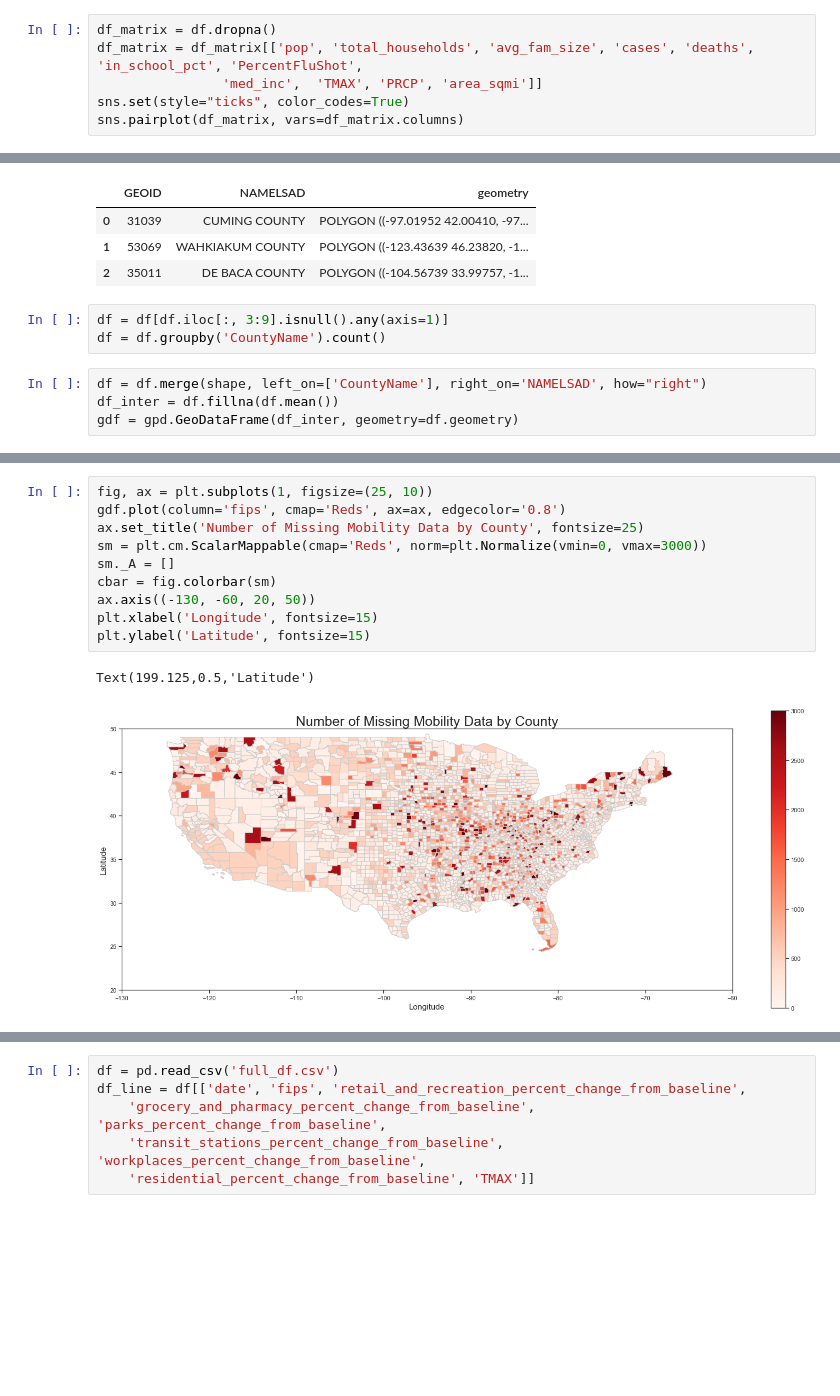
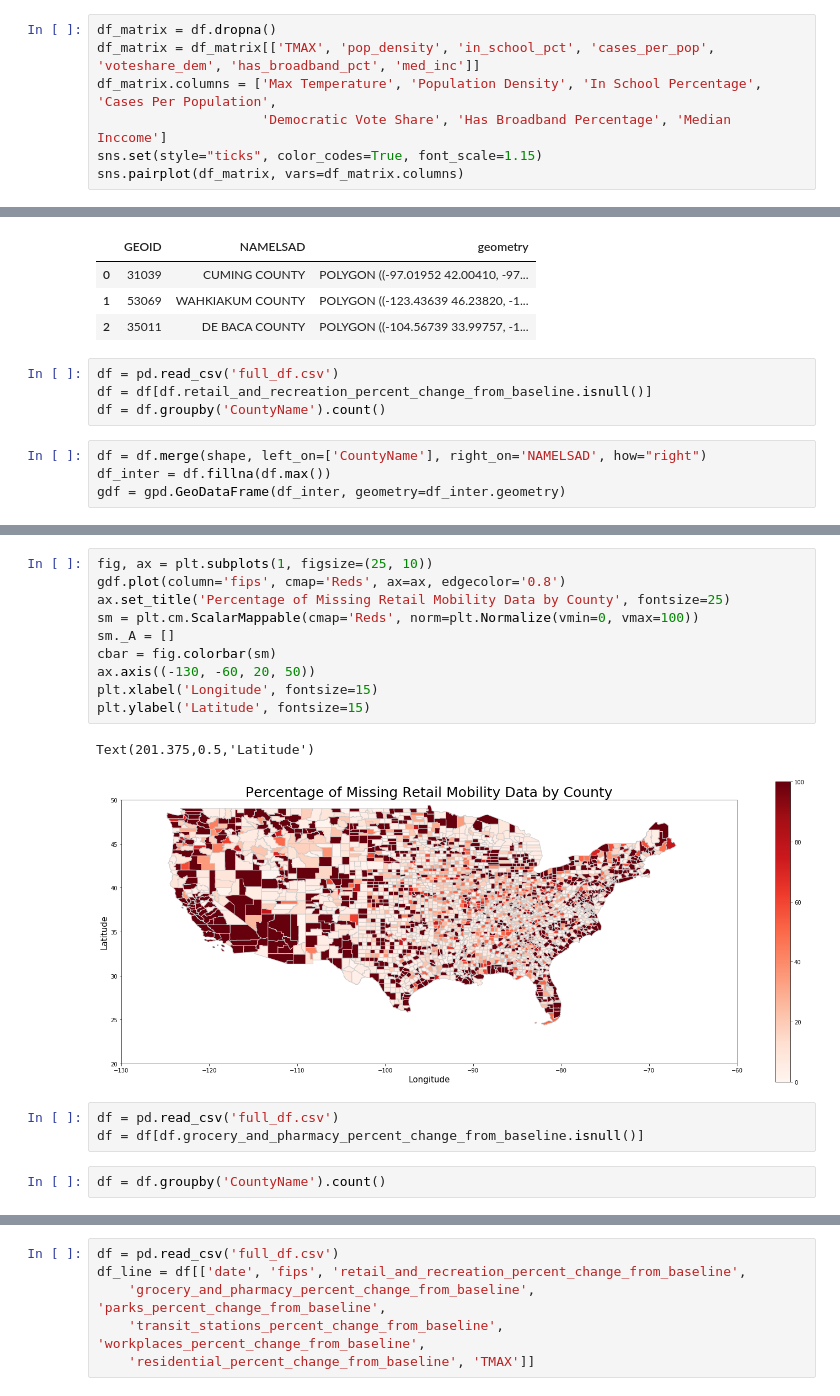
Before and after one commit to LittleAhn/covid19-ml-project, a Jupyter notebook: scripts/building_graphs.ipynb, the cells around one changed output, grey strips where cells are left out. Drawn from its saved outputs; the diff is of its cells as text; blank space fills up the shorter version.

Commit message:
change map into single target variable
change map into single target variable missing data

```diff
--- a/scripts/building_graphs.ipynb
+++ b/scripts/building_graphs.ipynb
@@ -64,9 +64,10 @@ Text(0.5,1,'Missing Data by Mobility Category - Change from Baseline')
 [figure]
 # %%
 df_matrix = df.dropna()
-df_matrix = df_matrix[['pop', 'total_households', 'avg_fam_size', 'cases', 'deaths', 'in_school_pct', 'PercentFluShot',
-                'med_inc',  'TMAX', 'PRCP', 'area_sqmi']]
-sns.set(style="ticks", color_codes=True)
+df_matrix = df_matrix[['TMAX', 'pop_density', 'in_school_pct', 'cases_per_pop', 'voteshare_dem', 'has_broadband_pct', 'med_inc']]
+df_matrix.columns = ['Max Temperature', 'Population Density', 'In School Percentage', 'Cases Per Population',
+                     'Democratic Vote Share', 'Has Broadband Percentage', 'Median Inccome']
+sns.set(style="ticks", color_codes=True, font_scale=1.15)
 sns.pairplot(df_matrix, vars=df_matrix.columns)
 # %% [output]
 <seaborn.axisgrid.PairGrid at 0x...>
@@ -83,12 +84,13 @@ shape.head(3)
 | 1 | 53069 | WAHKIAKUM COUNTY | POLYGON ((-123.43639 46.23820, -1... |
 | 2 | 35011 | DE BACA COUNTY | POLYGON ((-104.56739 33.99757, -1... |
 # %%
-df = df[df.iloc[:, 3:9].isnull().any(axis=1)]
+df = pd.read_csv('full_df.csv')
+df = df[df.retail_and_recreation_percent_change_from_baseline.isnull()]
 df = df.groupby('CountyName').count()
 # %%
 df = df.merge(shape, left_on=['CountyName'], right_on='NAMELSAD', how="right")
-df_inter = df.fillna(df.mean())
-gdf = gpd.GeoDataFrame(df_inter, geometry=df.geometry)
+df_inter = df.fillna(df.max())
+gdf = gpd.GeoDataFrame(df_inter, geometry=df_inter.geometry)
 # %%
 gdf.head(3)
 # %% [output]
@@ -100,13 +102,18 @@ gdf.head(3)
 # %%
 fig, ax = plt.subplots(1, figsize=(25, 10))
 gdf.plot(column='fips', cmap='Reds', ax=ax, edgecolor='0.8')
-ax.set_title('Number of Missing Mobility Data by County', fontsize=25)
-sm = plt.cm.ScalarMappable(cmap='Reds', norm=plt.Normalize(vmin=0, vmax=3000))
+ax.set_title('Percentage of Missing Retail Mobility Data by County', fontsize=25)
+sm = plt.cm.ScalarMappable(cmap='Reds', norm=plt.Normalize(vmin=0, vmax=100))
 sm._A = []
 cbar = fig.colorbar(sm)
 ax.axis((-130, -60, 20, 50))
 plt.xlabel('Longitude', fontsize=15)
 plt.ylabel('Latitude', fontsize=15)
 # %% [output]
-Text(199.125,0.5,'Latitude')
+Text(201.375,0.5,'Latitude')
-[figure, old version]
+[figure, new version]
+# %%
+df = pd.read_csv('full_df.csv')
+df = df[df.grocery_and_pharmacy_percent_change_from_baseline.isnull()]
+# %%
+df = df.groupby('CountyName').count()
```
Also changed, not shown: parts of 9 cells of this notebook.
